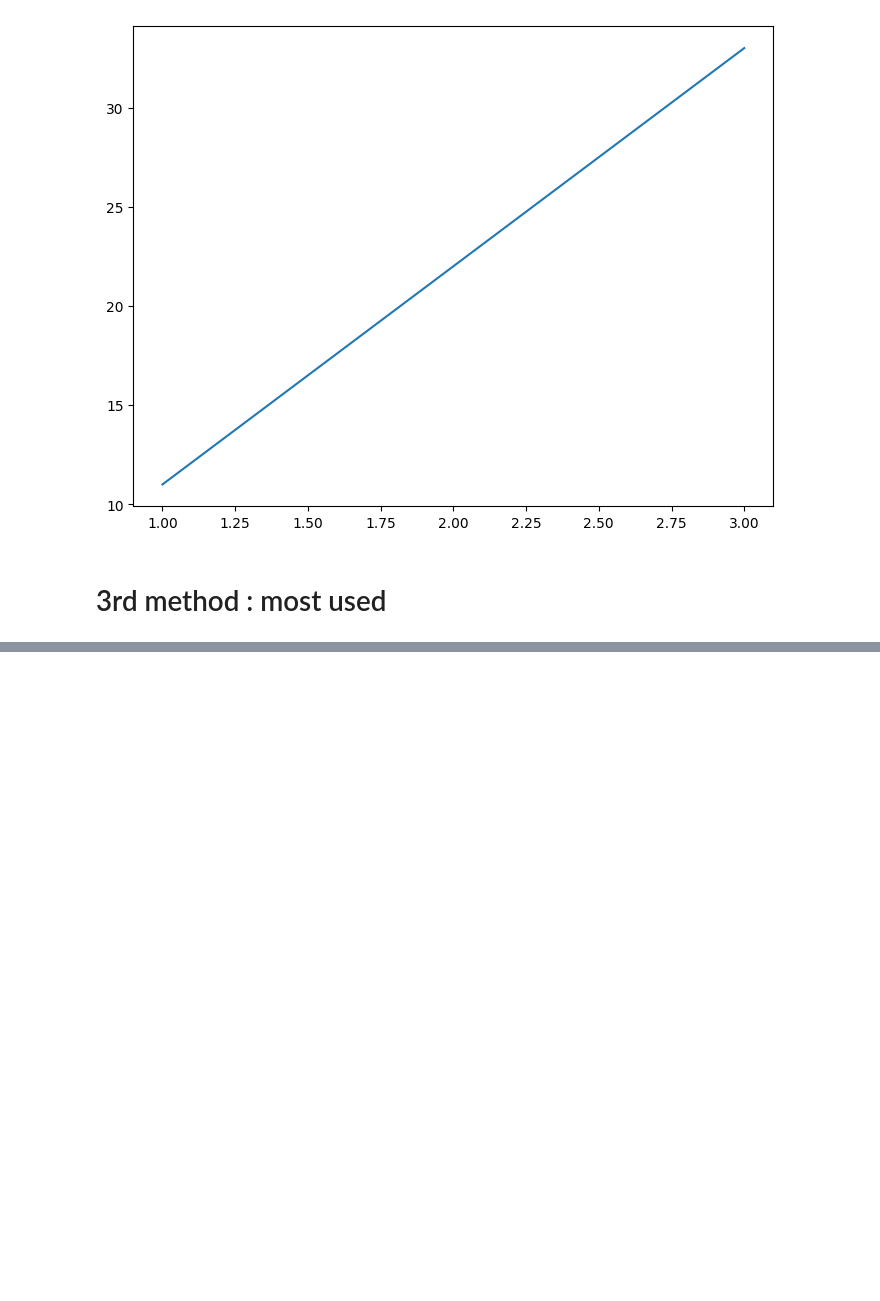
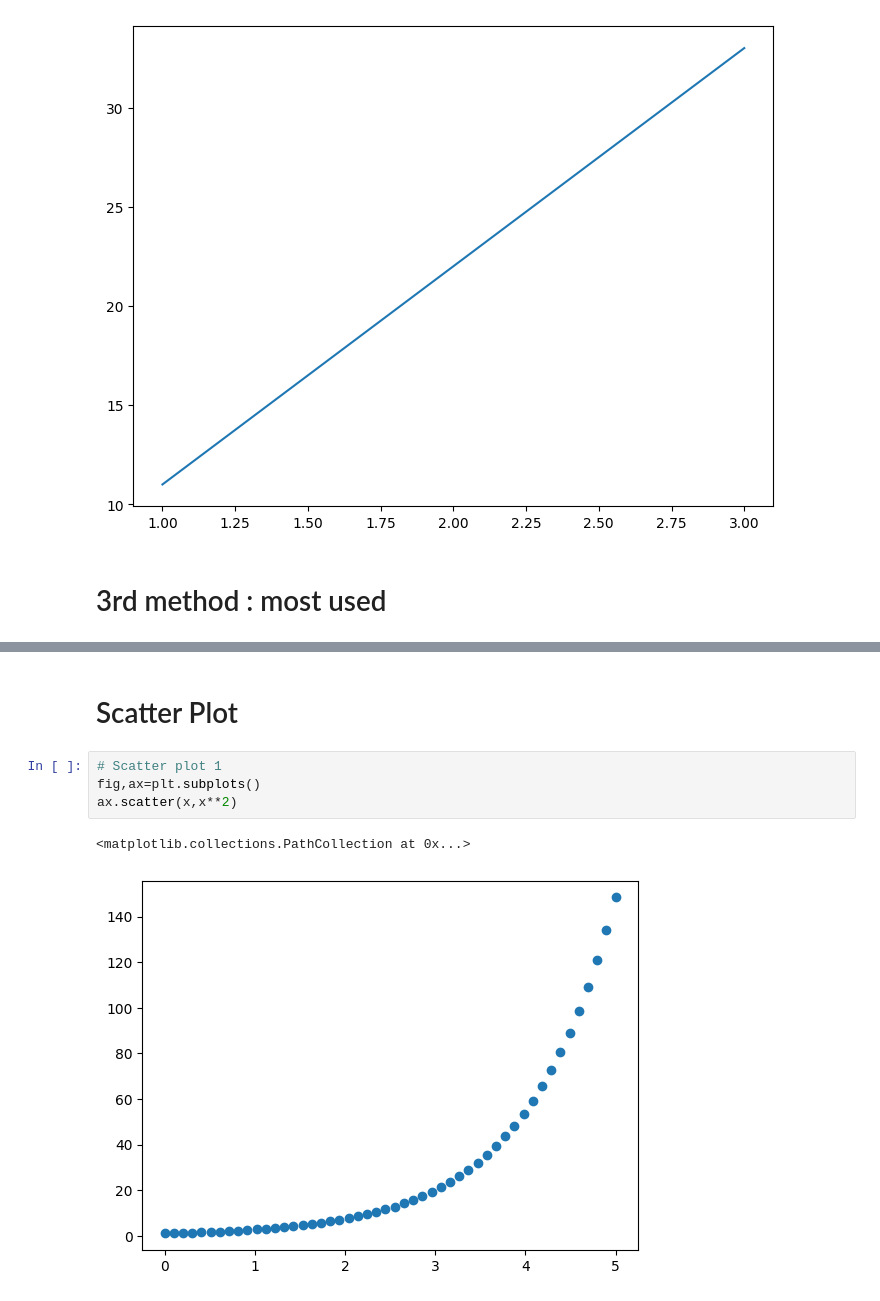
Before and after one commit to KhatiwadaPrajwal056/Data-Science-Libraries-, a Jupyter notebook: Matplotlib/matplotlib.ipynb, the cells around one changed output, grey strips where cells are left out. Cells and saved outputs as stored; diff of their text form; blank space fills up the shorter version.

```diff
--- a/Matplotlib/matplotlib.ipynb
+++ b/Matplotlib/matplotlib.ipynb
@@ -50,0 +94,9 @@ Everytime we call fig its gonna reset the figure
+# %% [markdown]
+# Scatter Plot
+# %%
+# Scatter plot 1
+fig,ax=plt.subplots()
+ax.scatter(x,x**2)
+# %% [output]
+<matplotlib.collections.PathCollection at 0x...>
+[figure, added]
```
Also changed, not shown: parts of 18 cells of this notebook.
